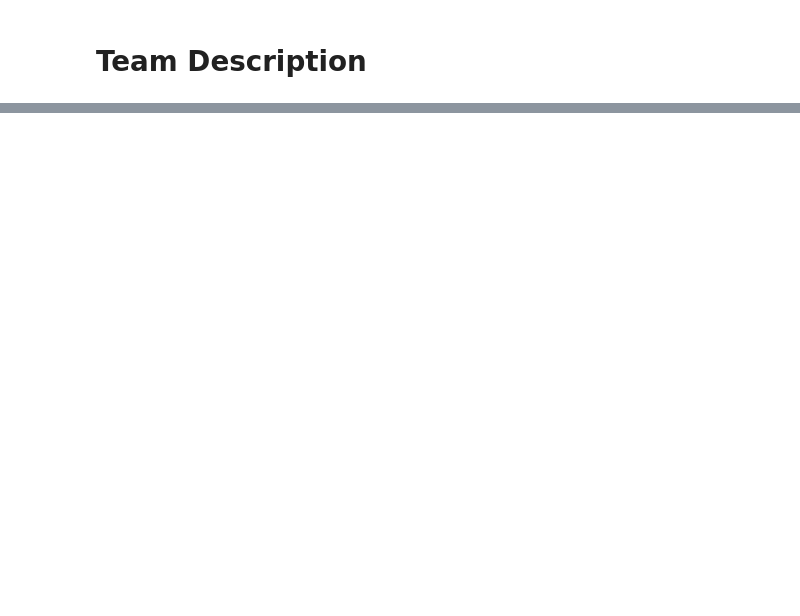
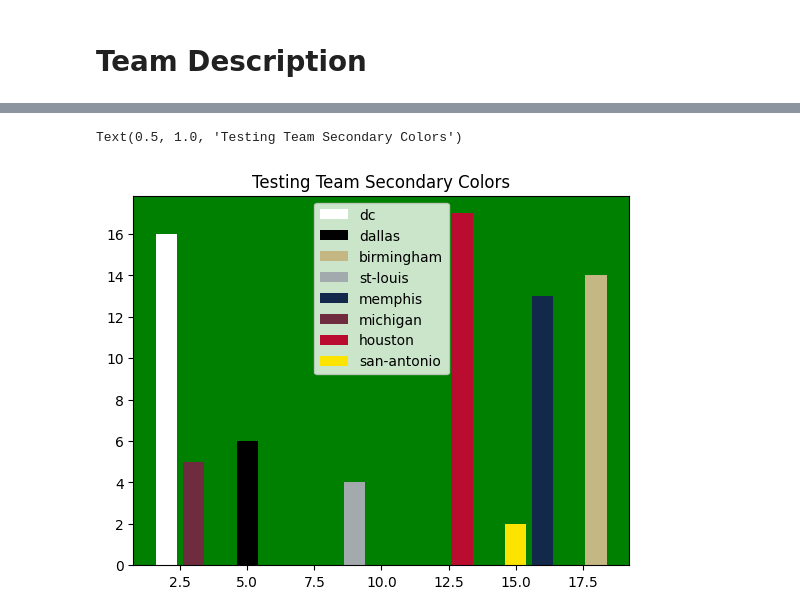
Before and after one commit to A-Peoples/UFL-Stat-Scrapper, a Jupyter notebook: UFL_Stat_Scrapping_'25.ipynb, the cells around one changed output, grey strips where cells are left out. Saved outputs shown, nothing was run; the diff lists cells and outputs as text; code cells hidden in the pictures; blank space fills up the shorter version.

```diff
--- a/UFL_Stat_Scrapping_'25.ipynb
+++ b/UFL_Stat_Scrapping_'25.ipynb
@@ -201,0 +230,13 @@ files.download('uflapyards25.csv')
+# %%
+import random
+import matplotlib.pyplot as plt
+fig, ax = plt.subplots()
+ax.set_facecolor('green')
+x = [random.randint(1, 20), random.randint(1, 20), random.randint(1, 20), random.randint(1, 20), random.randint(1, 20), random.randint(1, 20), random.randint(1, 20), random.randint(1, 20)]
+y = [random.randint(1, 20), random.randint(1, 20), random.randint(1, 20), random.randint(1, 20), random.randint(1, 20), random.randint(1, 20), random.randint(1, 20), random.randint(1, 20)]
+plt.bar(x, y, color=team_decr['secondary_colors'], label=team_decr['team'])
+plt.legend(team_decr['team'])
+plt.title("Testing Team Secondary Colors")
+# %% [output]
+Text(0.5, 1.0, 'Testing Team Secondary Colors')
+[figure, added]
```
Also changed, not shown: parts of 2 cells of this notebook.
